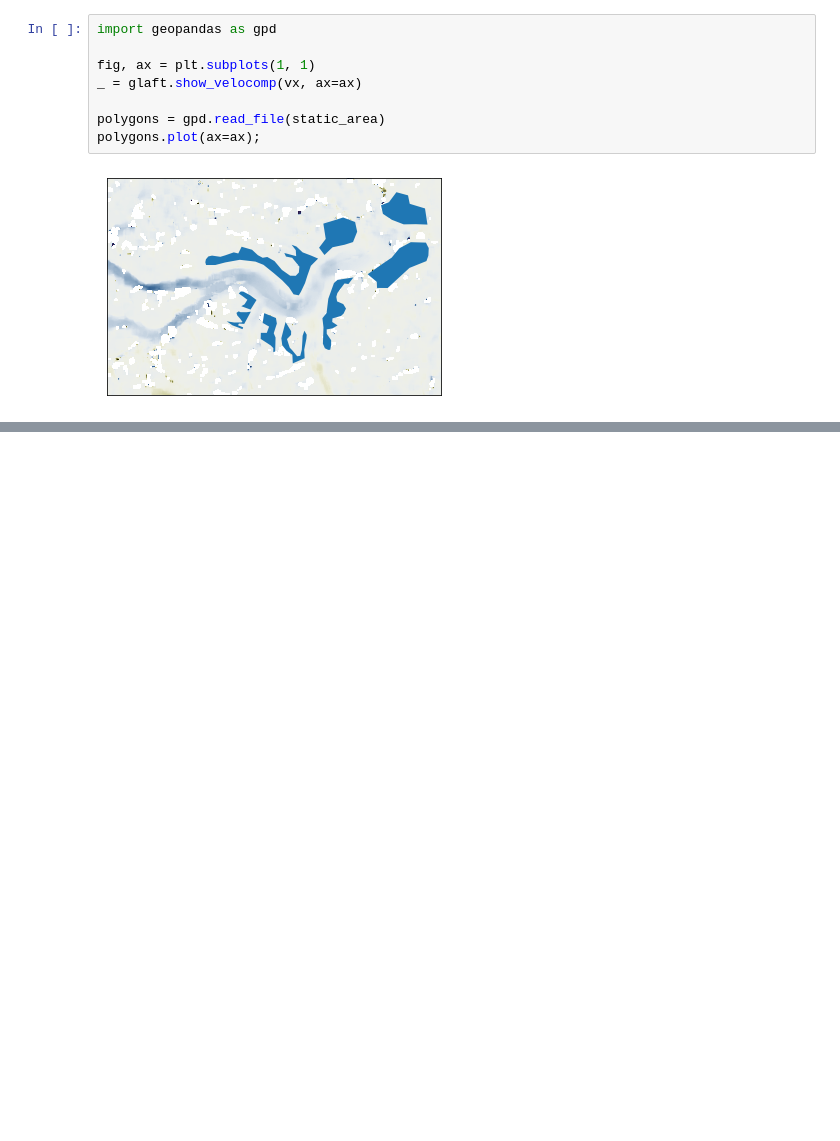
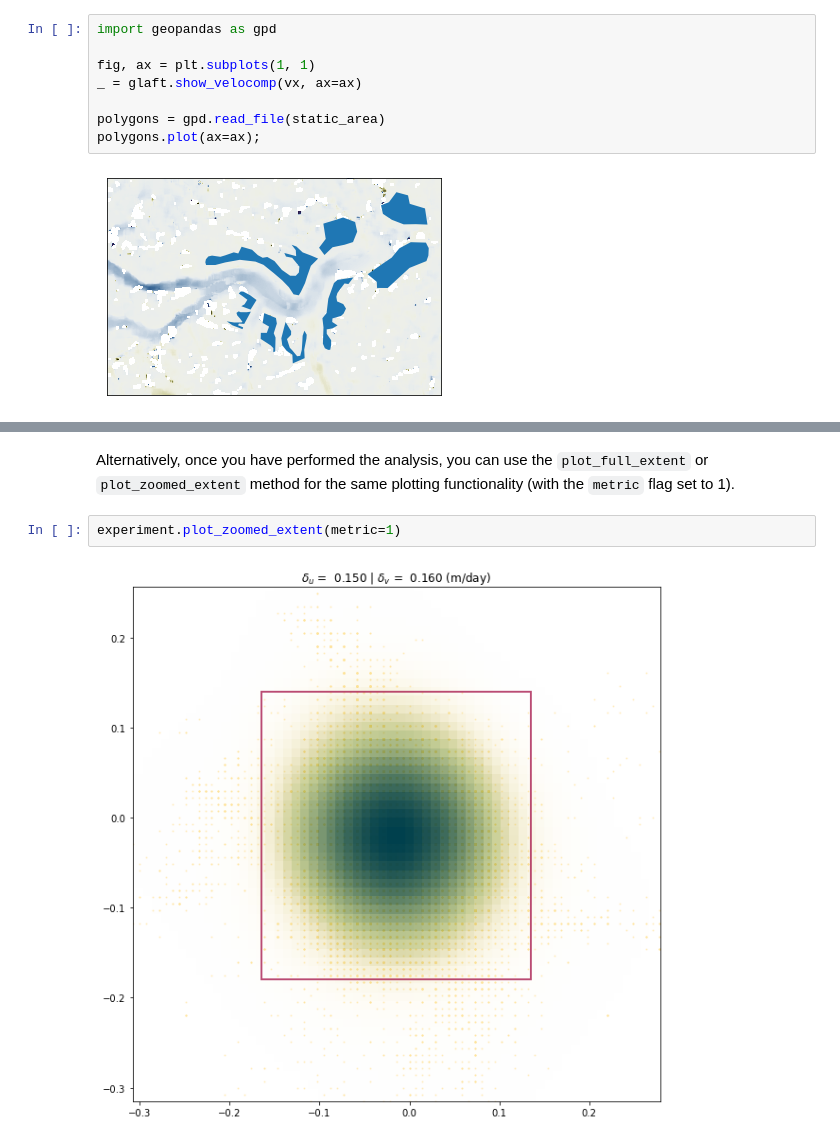
Before and after one commit to whyjz/GLAFT, a Jupyter notebook: doc/quickstart.ipynb, the cells around one changed output, grey strips where cells are left out. Saved outputs shown, nothing was run; the diff lists cells and outputs as text; blank space fills up the shorter version.

```diff
--- a/doc/quickstart.ipynb
+++ b/doc/quickstart.ipynb
@@ -64,0 +115,6 @@ To calculate metrics, we first construct a `glaft.Velocity` object with all nece
+# %% [markdown]
+Alternatively, once you have performed the analysis, you can use the `plot_full_extent` or `plot_zoomed_extent` method for the same plotting functionality (with the `metric` flag set to 1).
+# %%
+experiment.plot_zoomed_extent(metric=1)
+# %% [output]
+[figure, added]
```
Also changed, not shown: parts of 21 cells of this notebook.
